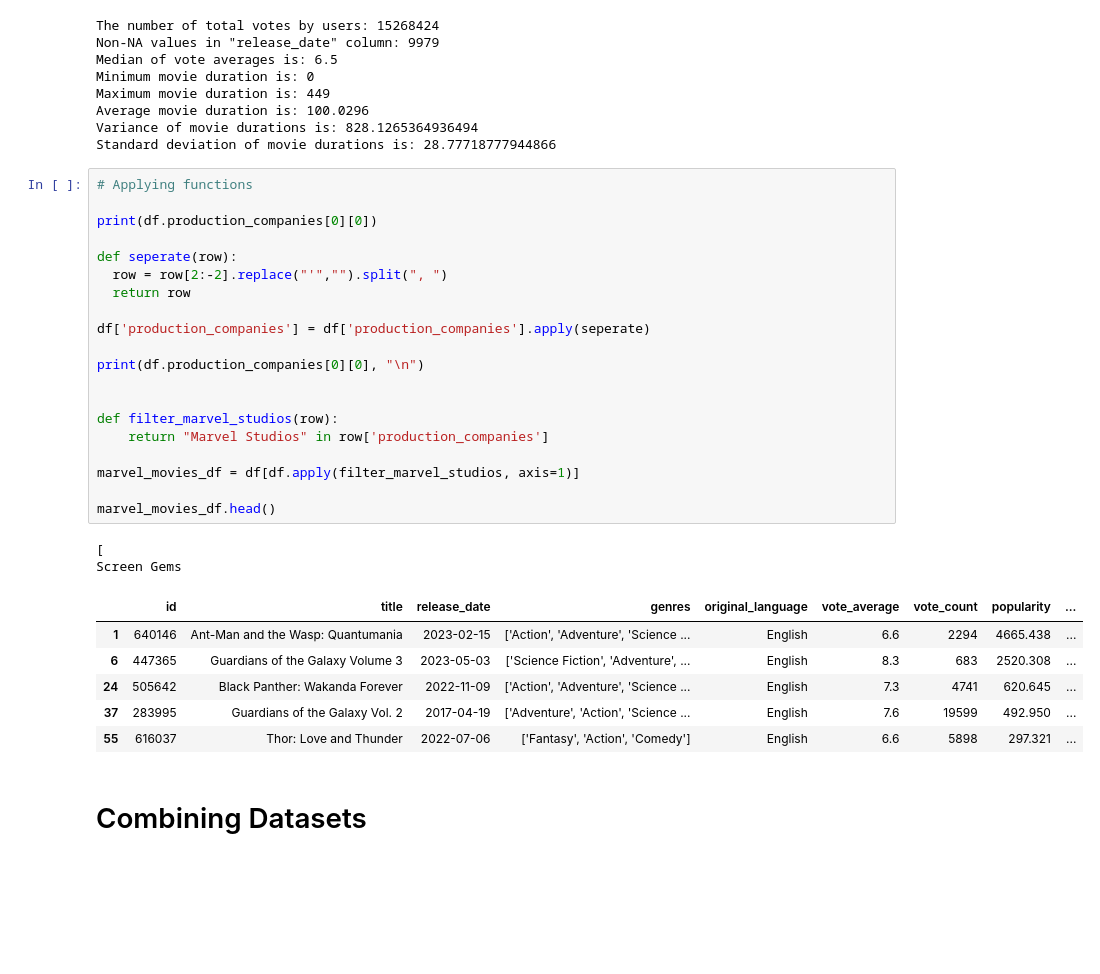
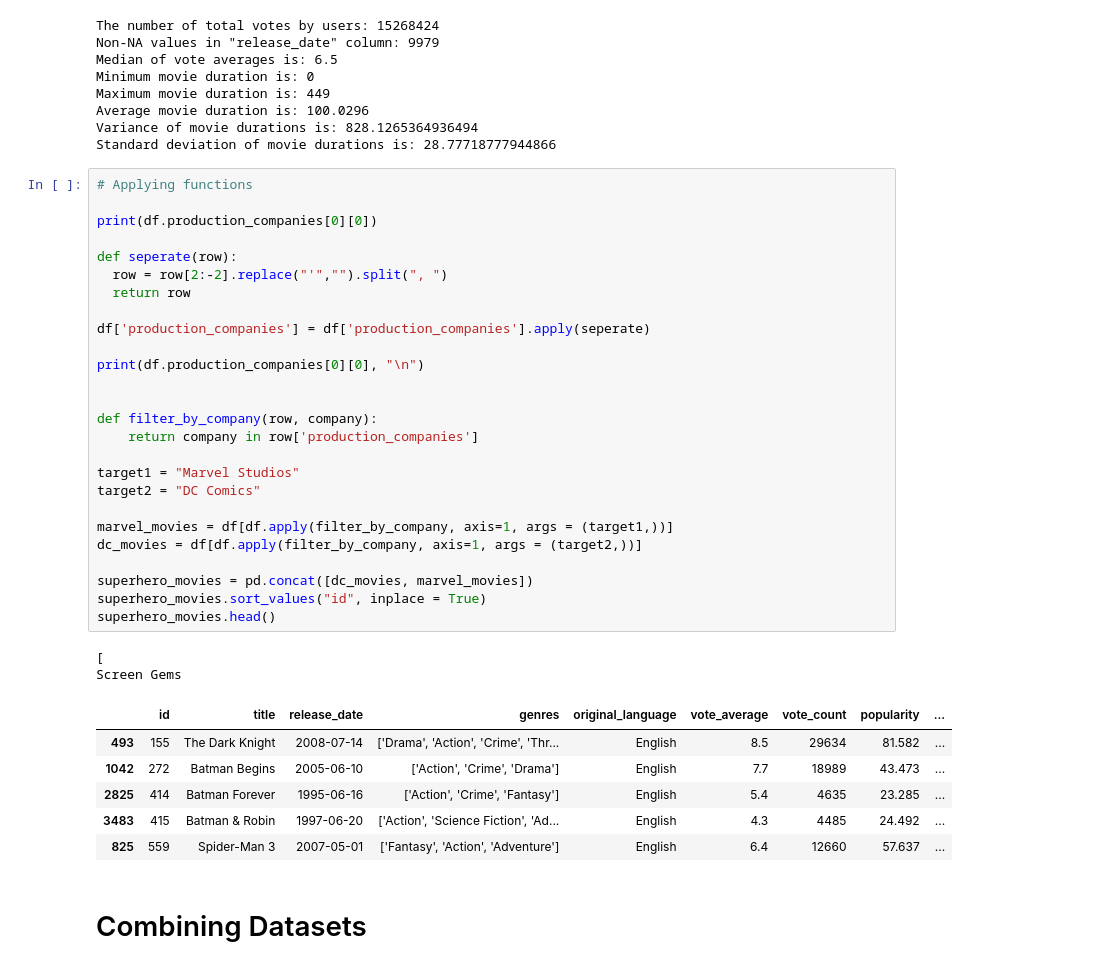
Before and after one commit to Exion007/Colab, a Jupyter notebook: pandas_intro.ipynb, the cells around one changed output. Cells and saved outputs as stored; diff of their text form; blank space fills up the shorter version.

```diff
--- a/pandas_intro.ipynb
+++ b/pandas_intro.ipynb
@@ -282,32 +282,38 @@ Standard deviation of movie durations is: 28.77718777944866
 # %%
 # Applying functions
 
 print(df.production_companies[0][0])
 
 def seperate(row):
   row = row[2:-2].replace("'","").split(", ")
   return row
 
 df['production_companies'] = df['production_companies'].apply(seperate)
 
 print(df.production_companies[0][0], "\n")
 
 
-def filter_marvel_studios(row):
-    return "Marvel Studios" in row['production_companies']
+def filter_by_company(row, company):
+    return company in row['production_companies']
 
-marvel_movies_df = df[df.apply(filter_marvel_studios, axis=1)]
+target1 = "Marvel Studios"
+target2 = "DC Comics"
 
-marvel_movies_df.head()
+marvel_movies = df[df.apply(filter_by_company, axis=1, args = (target1,))]
+dc_movies = df[df.apply(filter_by_company, axis=1, args = (target2,))]
+
+superhero_movies = pd.concat([dc_movies, marvel_movies])
+superhero_movies.sort_values("id", inplace = True)
+superhero_movies.head()
 # %% [output]
 [
 Screen Gems
 |  | id | title | release_date | genres | original_language | vote_average | vote_count | popularity | ... |
-| 1 | 640146 | Ant-Man and the Wasp: Quantumania | 2023-02-15 | ['Action', 'Adventure', 'Science ... | English | 6.6 | 2294 | 4665.438 | ... |
-| 6 | 447365 | Guardians of the Galaxy Volume 3 | 2023-05-03 | ['Science Fiction', 'Adventure', ... | English | 8.3 | 683 | 2520.308 | ... |
-| 24 | 505642 | Black Panther: Wakanda Forever | 2022-11-09 | ['Action', 'Adventure', 'Science ... | English | 7.3 | 4741 | 620.645 | ... |
-| 37 | 283995 | Guardians of the Galaxy Vol. 2 | 2017-04-19 | ['Adventure', 'Action', 'Science ... | English | 7.6 | 19599 | 492.950 | ... |
-| 55 | 616037 | Thor: Love and Thunder | 2022-07-06 | ['Fantasy', 'Action', 'Comedy'] | English | 6.6 | 5898 | 297.321 | ... |
+| 493 | 155 | The Dark Knight | 2008-07-14 | ['Drama', 'Action', 'Crime', 'Thr... | English | 8.5 | 29634 | 81.582 | ... |
+| 1042 | 272 | Batman Begins | 2005-06-10 | ['Action', 'Crime', 'Drama'] | English | 7.7 | 18989 | 43.473 | ... |
+| 2825 | 414 | Batman Forever | 1995-06-16 | ['Action', 'Crime', 'Fantasy'] | English | 5.4 | 4635 | 23.285 | ... |
+| 3483 | 415 | Batman & Robin | 1997-06-20 | ['Action', 'Science Fiction', 'Ad... | English | 4.3 | 4485 | 24.492 | ... |
+| 825 | 559 | Spider-Man 3 | 2007-05-01 | ['Fantasy', 'Action', 'Adventure'] | English | 6.4 | 12660 | 57.637 | ... |
 # %% [markdown]
 # Combining Datasets
 
```
